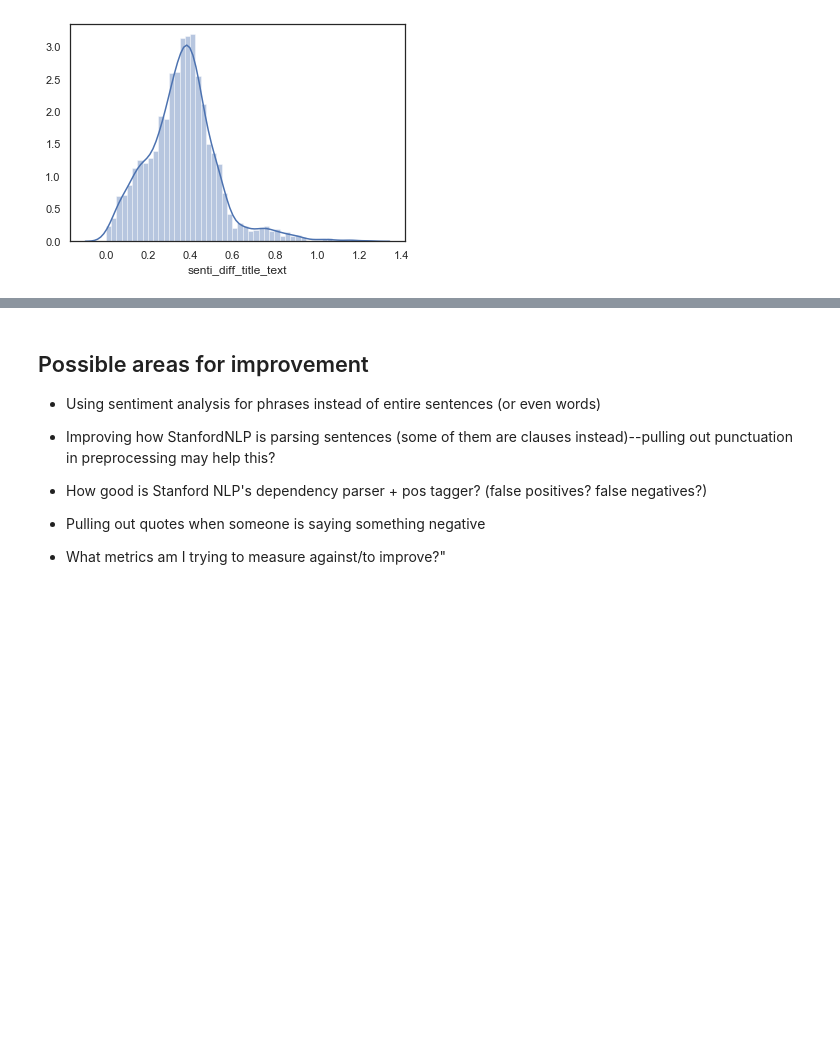
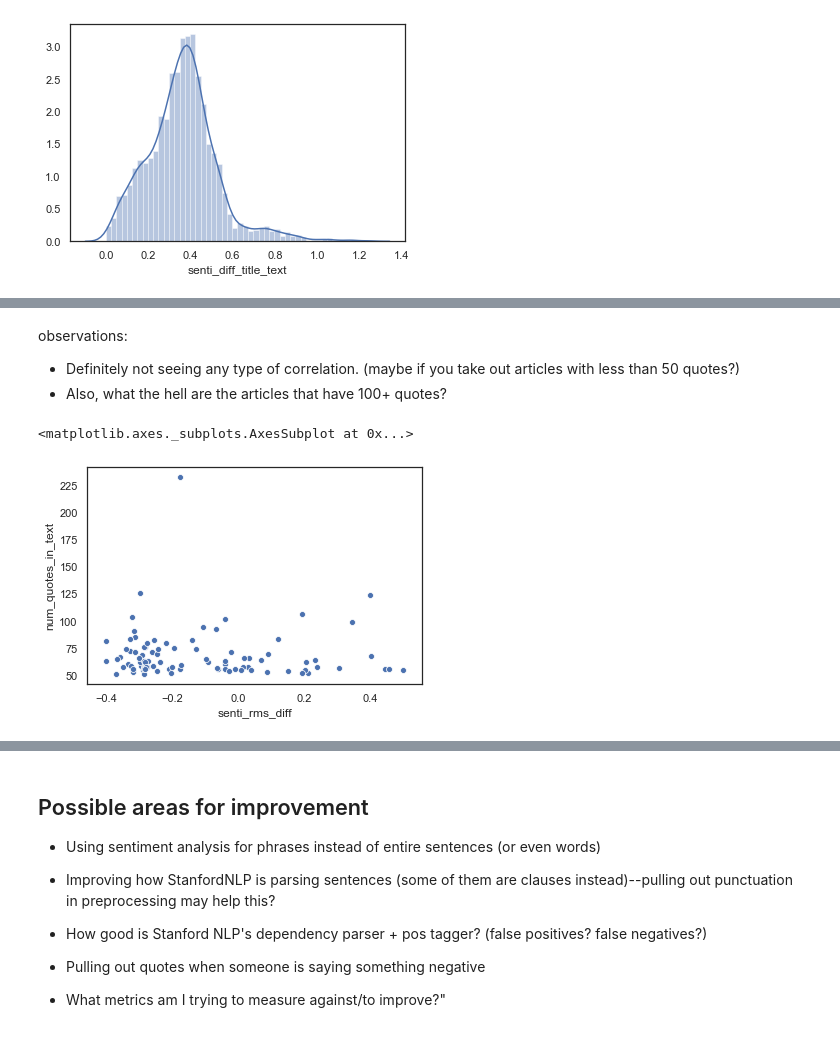
Before and after one commit to minnatwang/news-topics-sentiment, a Jupyter notebook: analysis_topic_bias.ipynb, the cells around one changed output, grey strips where cells are left out. Cells and saved outputs as stored; diff of their text form; code cells hidden in the pictures; blank space fills up the shorter version.

```diff
--- a/analysis_topic_bias.ipynb
+++ b/analysis_topic_bias.ipynb
@@ -592,0 +656,13 @@ sns.distplot(df.senti_diff_title_text)
+# %% [markdown]
+observations:
+* Definitely not seeing any type of correlation. (maybe if you take out articles with less than 50 quotes?)
+* Also, what the hell are the articles that have 100+ quotes?
+# %%
+df_lots_of_quotes = df[df.num_quotes_in_text > 50]
+sns.scatterplot(df_lots_of_quotes['senti_rms_diff'],df_lots_of_quotes['num_quotes_in_text'])
+
+# Observations:
+# Still doesn't really look like there's any real correlation
+# %% [output]
+<matplotlib.axes._subplots.AxesSubplot at 0x...>
+[figure, added]
```
Also changed, not shown: parts of 17 cells of this notebook.
